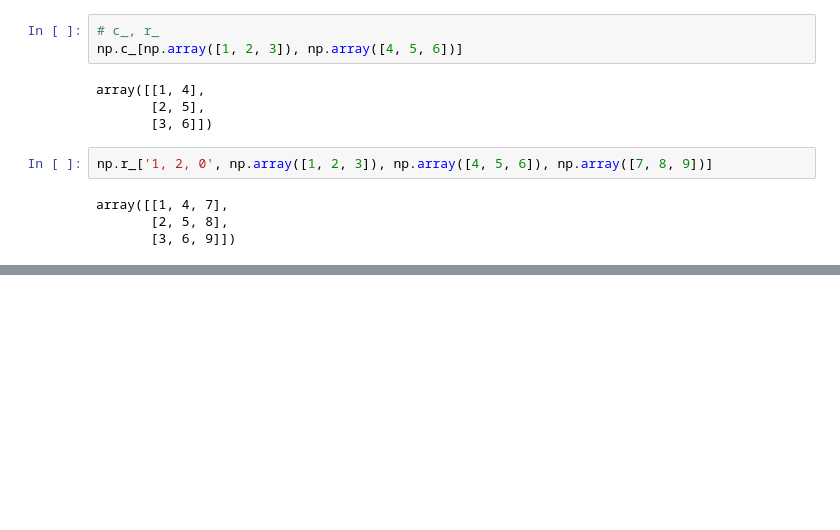
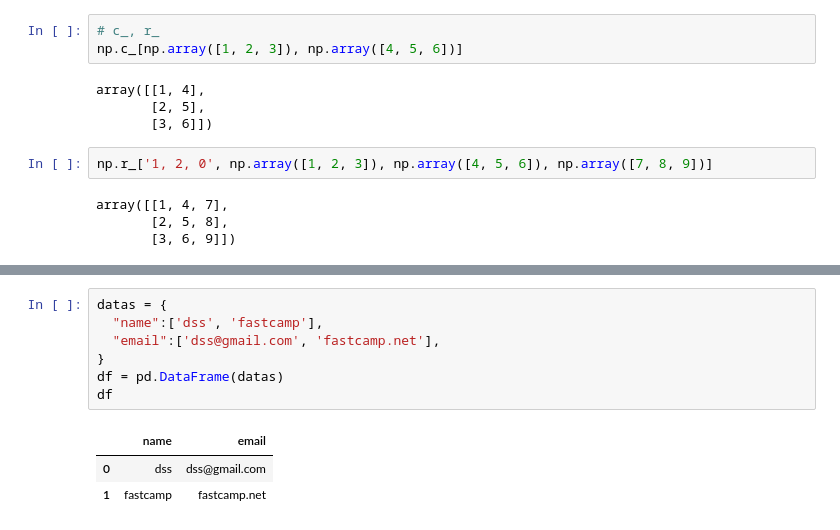
Before and after one commit to whguswls58/TIL, a Jupyter notebook: python/200501-practice-python.ipynb, the cells around one changed output, grey strips where cells are left out. Saved outputs shown, nothing was run; the diff lists cells and outputs as text; blank space fills up the shorter version.

```diff
--- a/python/200501-practice-python.ipynb
+++ b/python/200501-practice-python.ipynb
@@ -783,0 +903,11 @@ array([[1, 4, 7],
+# %%
+datas = {
+  "name":['dss', 'fastcamp'],
+  "email":['dss@gmail.com', 'fastcamp.net'],
+}
+df = pd.DataFrame(datas)
+df
+# %% [output]
+|  | name | email |
+| 0 | dss | dss@gmail.com |
+| 1 | fastcamp | fastcamp.net |
```
Also changed, not shown: parts of 20 cells of this notebook.
